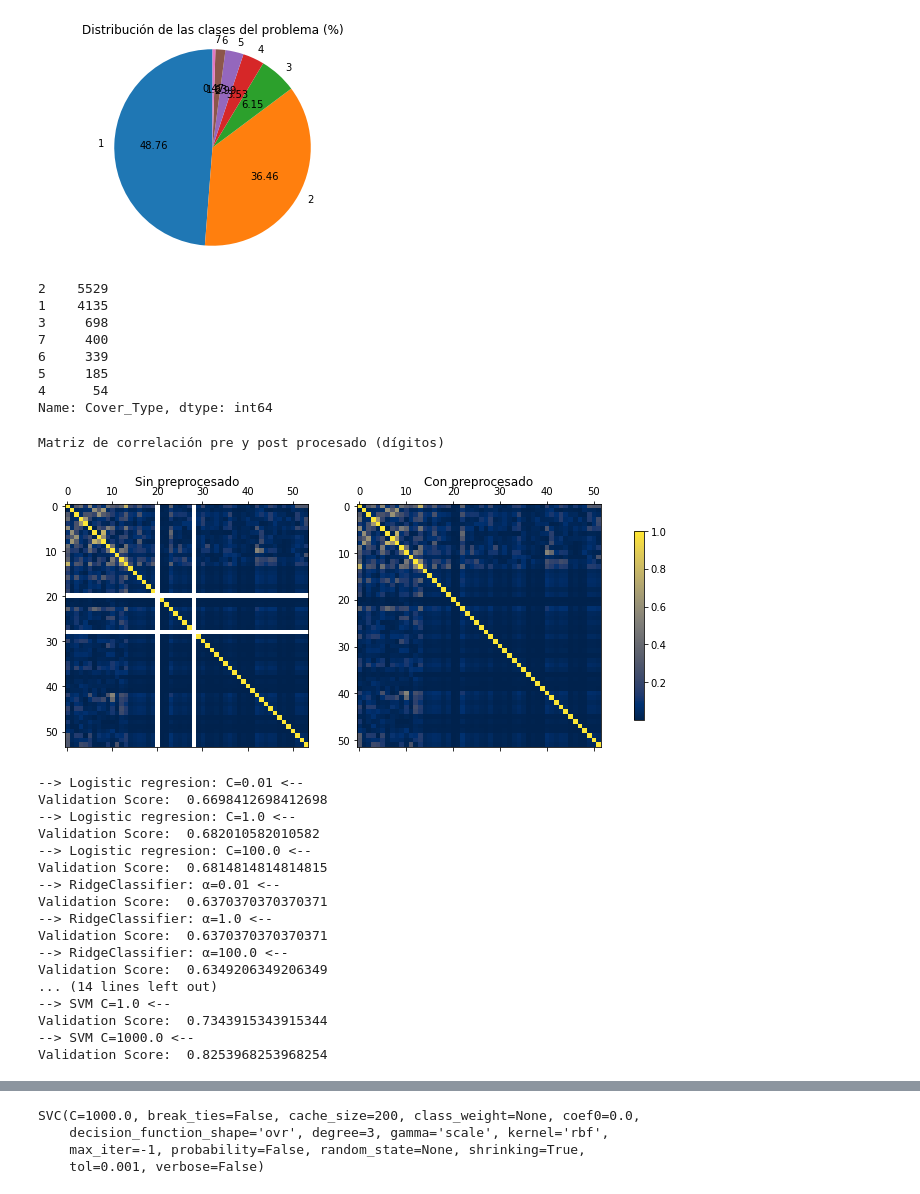
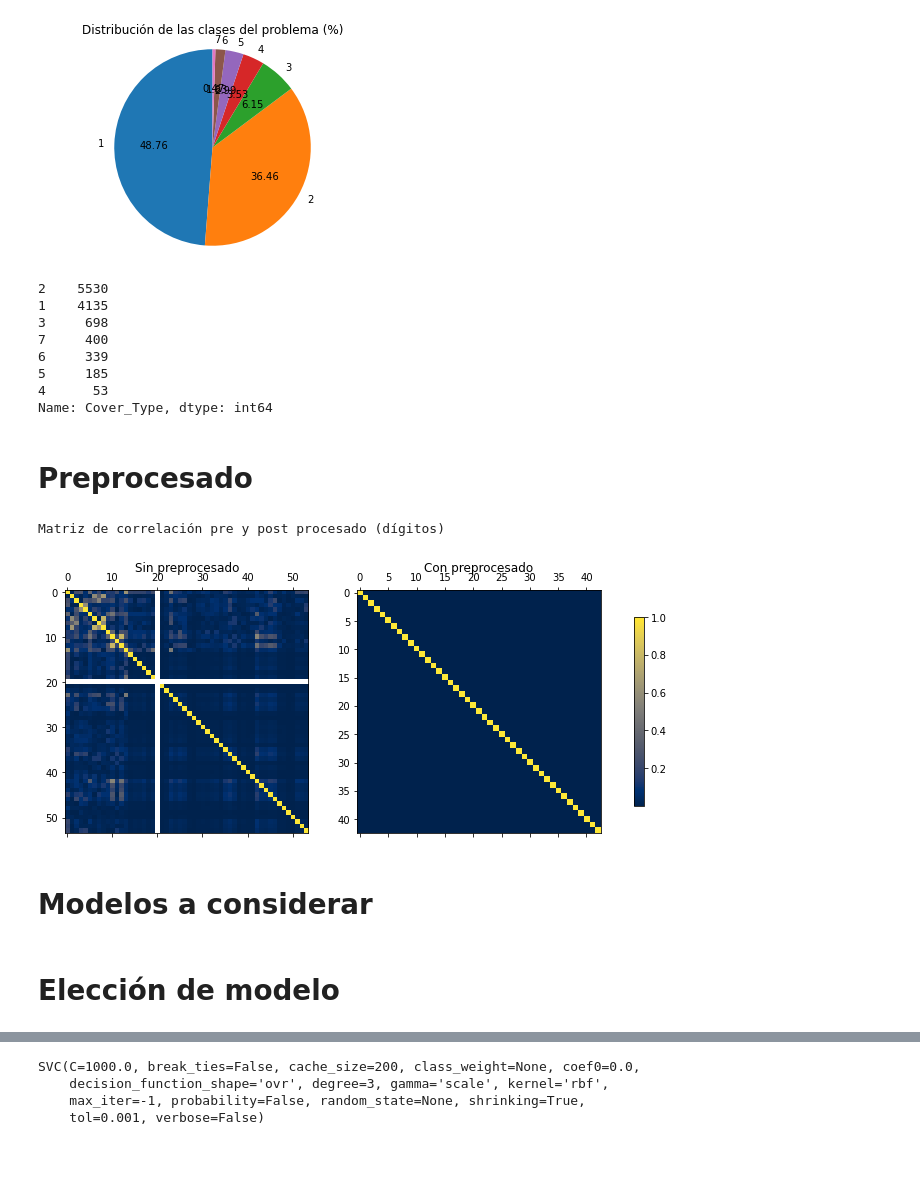
Before and after one commit to Ludvins/DGIIM_ProyectoAA, a Jupyter notebook: Proyecto.ipynb, the cells around one changed output, grey strips where cells are left out. Cells and saved outputs as stored; diff of their text form; code cells hidden in the pictures; blank space fills up the shorter version.

```diff
--- a/Proyecto.ipynb
+++ b/Proyecto.ipynb
@@ -44,28 +50,34 @@ plt.show()
 # %% [output]
 [figure]
 # %%
-X_train, X_test, y_train, y_test = train_test_split(X, y, train_size=11340, stratify=y, random_state=1997)
+X_train, X_test, y_train, y_test = train_test_split(X, y, train_size=15120, stratify=y, random_state=1997)
+X_train, X_val, y_train, y_val = train_test_split(X_train, y_train, train_size=11340, stratify=y_train, random_state=1997)
 # %%
 y_train.value_counts()
 # %% [output]
-2    5529
+2    5530
 1    4135
 3     698
 7     400
 6     339
 5     185
-4      54
+4      53
 Name: Cover_Type, dtype: int64
+# %% [markdown]
+# Preprocesado
 # %%
 data_preprocess = Pipeline(
     [
         ("VT", VarianceThreshold()),
         ("Scaler", StandardScaler()),
+        ("PCA", PCA(0.95)),
+        ("Scaler2", StandardScaler()),
     ]
 )
-# %%
-show_preprocess_correlation_matrix(X_train, data_preprocess)
-# %% [output]
-Matriz de correlación pre y post procesado (dígitos)
-[figure, removed]
+# %%
+X_train_new = data_preprocess.fit_transform(X_train, y_train)
+show_preprocess_correlation_matrix(X_train, X_train_new)
+# %% [output]
+Matriz de correlación pre y post procesado (dígitos)
+[figure, added]
 # %%
@@ -73,5 +85,7 @@ X_train = data_preprocess.fit_transform(X_train, y_train)
 X_val = data_preprocess.transform(X_val)
 X_test = data_preprocess.transform(X_test)
+# %% [markdown]
+# Modelos a considerar
 # %%
 seed = 6
 models = []
@@ -110,37 +124,7 @@ models += [
         "SVM C={}".format(c),
         SVC(C = c)
     )
-    for c in np.logspace(-3, 3, 3)
+    for c in np.logspace(-3, 3, 5)
 ]
-
-
-# Devolvemos el mejor modelo de entre los considerados
-# best_model = kfold_models(models, X_train, y_train, seed, accuracy_score)
-best_model = 0
-best_model_score = 0
-for (name, model) in models:
-    print("--> {} <--".format(name))
-    model.fit(X_train, y_train)
-    val_score = model.score(X_val, y_val)
-    print("Validation Score: ", val_score)
-    if best_model_score < val_score:
-        best_model_score = val_score
-        best_model = model
-# %% [output]
---> Logistic regresion: C=0.01 <--
-Validation Score:  0.6698412698412698
---> Logistic regresion: C=1.0 <--
-Validation Score:  0.682010582010582
---> Logistic regresion: C=100.0 <--
-Validation Score:  0.6814814814814815
---> RidgeClassifier: α=0.01 <--
-Validation Score:  0.6370370370370371
---> RidgeClassifier: α=1.0 <--
-Validation Score:  0.6370370370370371
---> RidgeClassifier: α=100.0 <--
-Validation Score:  0.6349206349206349
-... (14 lines left out)
---> SVM C=1.0 <--
-Validation Score:  0.7343915343915344
---> SVM C=1000.0 <--
-Validation Score:  0.8253968253968254
+# %% [markdown]
+# Elección de modelo
```
Also changed, not shown: parts of 9 cells of this notebook, 1 other file.
